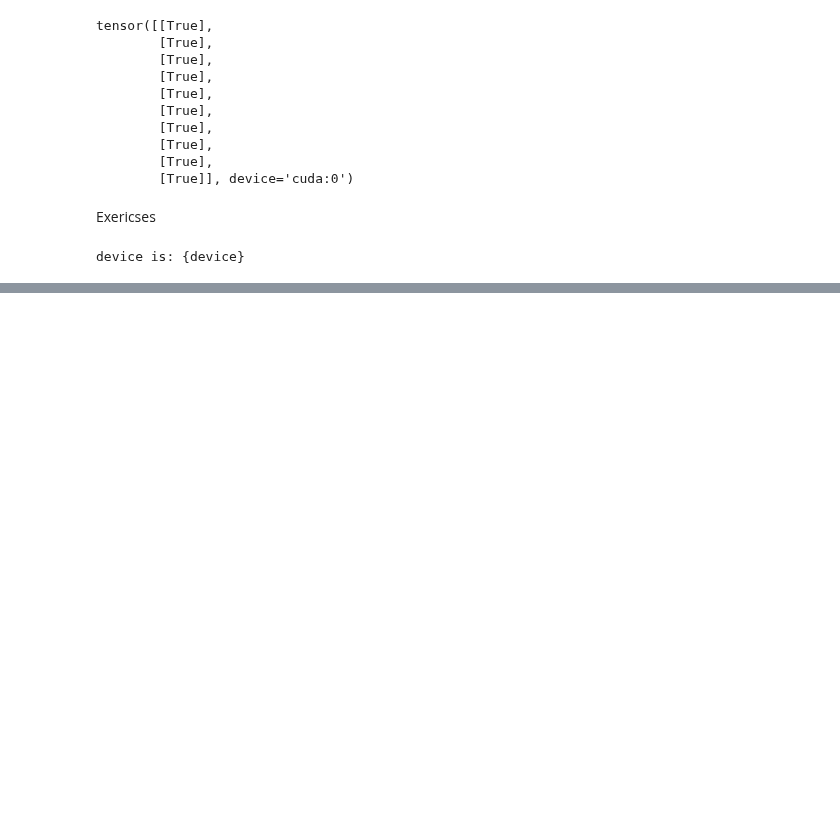
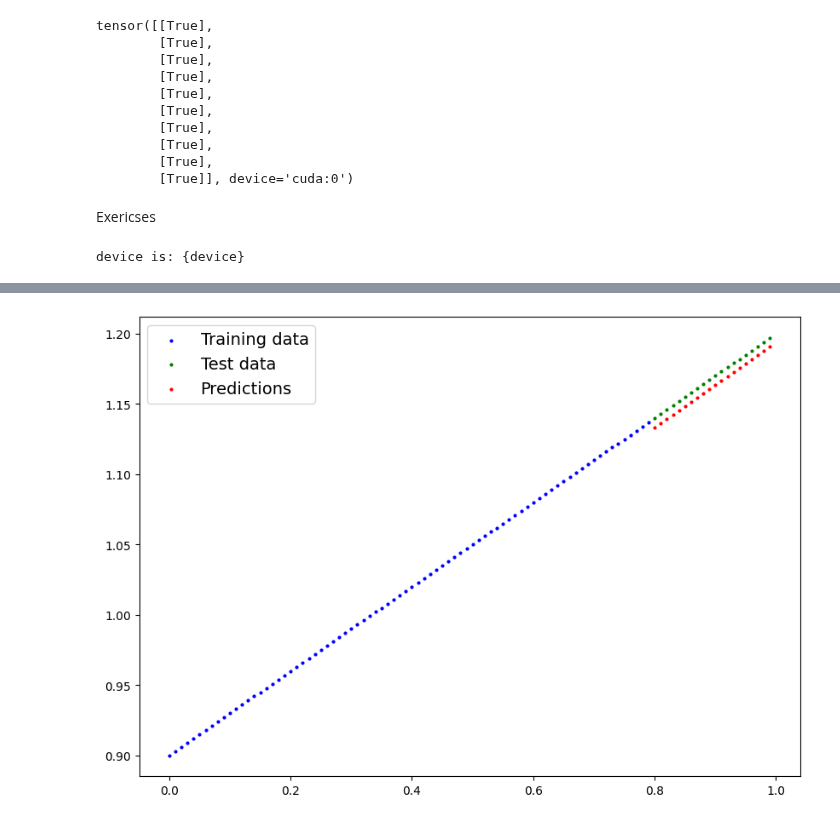
Before and after one commit to AlexanderAKM/Pytorch-Fundamentals, a Jupyter notebook: 01_pytorch_workflow_fundamentals.ipynb, the cells around one changed output, grey strips where cells are left out. Cells and saved outputs as stored; diff of their text form; code cells hidden in the pictures; blank space fills up the shorter version.

```diff
--- a/01_pytorch_workflow_fundamentals.ipynb
+++ b/01_pytorch_workflow_fundamentals.ipynb
@@ -606,0 +645,22 @@ tensor([[0.9000],
+# %%
+# 3
+loss_fn = nn.L1Loss()
+
+optimizer = torch.optim.SGD(params=model.parameters(), lr=0.01)
+# %%
+EPOCHS = 300
+
+torch.manual_seed(42)
+for epoch in range(EPOCHS):
+    model.train()
+    y_preds = model(X_train)
+    loss_train = loss_fn(y_preds, y_train)
+    optimizer.zero_grad()
+    loss_train.backward()
+    optimizer.step()
+
+    if epoch % 20 == 0:
+        model.eval()
+        y_test_preds = model(X_test)
+        loss_test = loss_fn(y_test_preds, y_test)
+        print(f"Epoch: {epoch} | Train loss: {loss_train:.3f} | Test loss: {loss_test:.3f}")
@@ -606,0 +683,10 @@ tensor([[0.9000],
+# %%
+# 4 Visualize predictions
+torch.manual_seed(42)
+model.eval()
+
+with torch.inference_mode():
+    y_preds = model(X_test)
+plot_predictions(predictions = y_preds.cpu())
+# %% [output]
+[figure, added]
```
Also changed, not shown: parts of 10 cells of this notebook, 1 other file.
